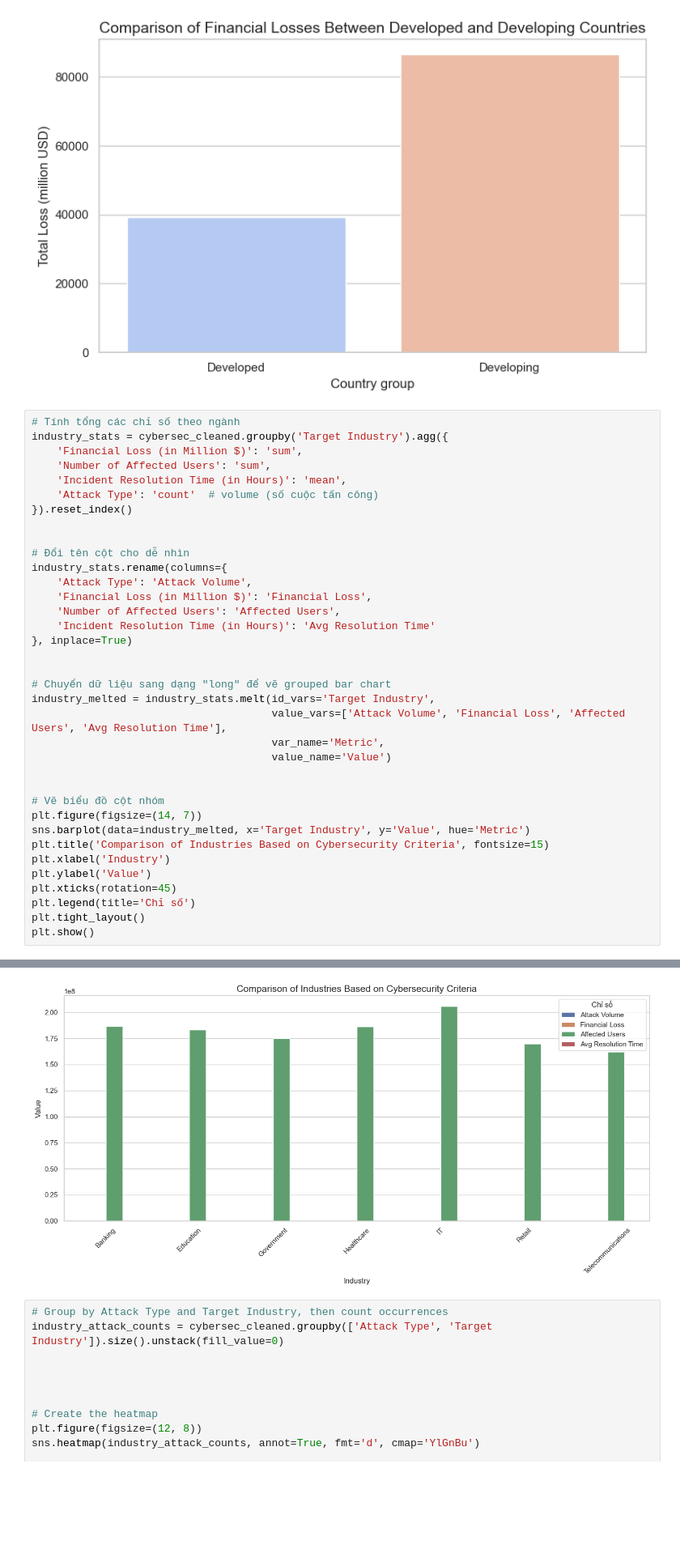
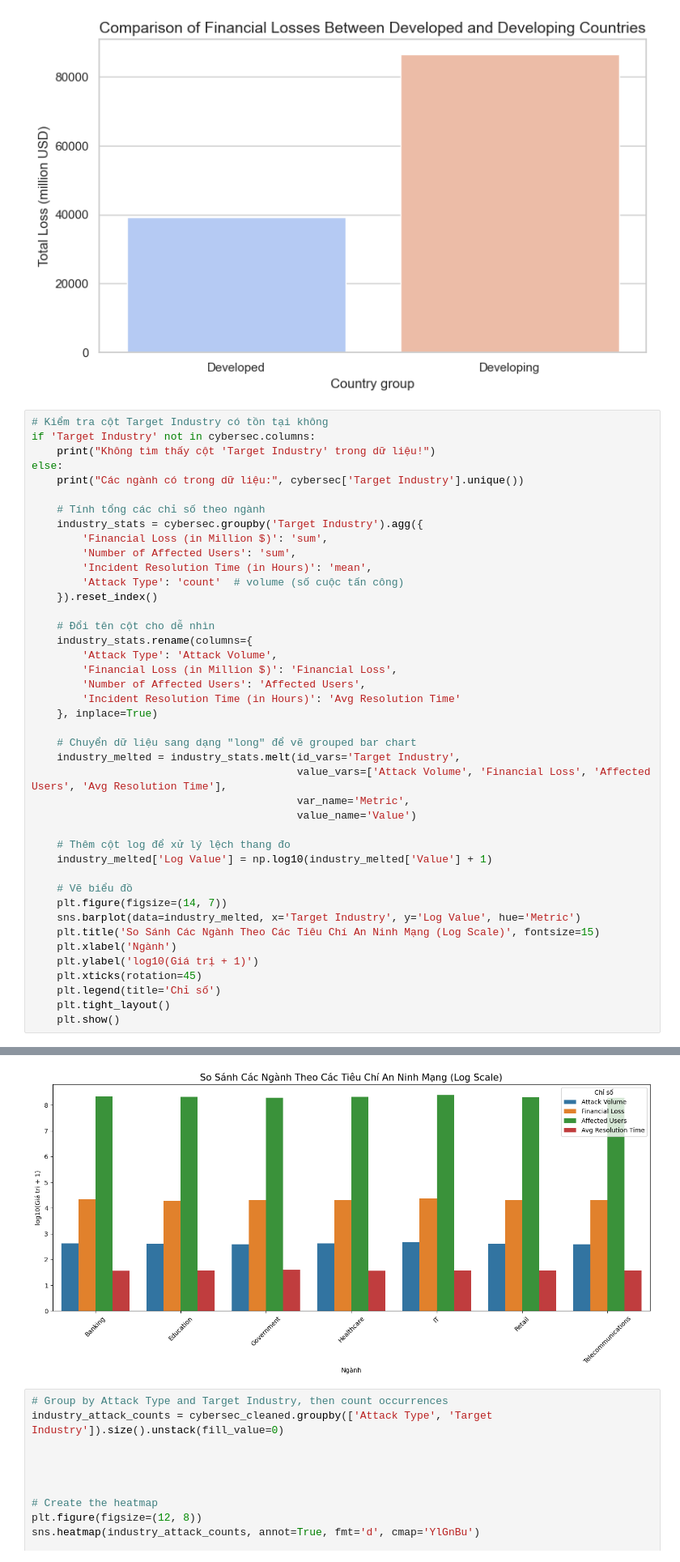
Before and after one commit to immaFrogUwU/Cyber-Security-Threats, a Jupyter notebook: Data_Storytelling_Cyber_Security_Threats.ipynb, the cells around one changed output, grey strips where cells are left out. Shown at 81% size. Drawn from its saved outputs; the diff is of its cells as text; blank space fills up the shorter version.

```diff
--- a/Data_Storytelling_Cyber_Security_Threats.ipynb
+++ b/Data_Storytelling_Cyber_Security_Threats.ipynb
@@ -249,39 +219,45 @@ Passing `palette` without assigning `hue` is deprecated and will be removed in v
   sns.barplot(data=impact_by_status, x='Development_Status', y='Financial Loss (in Million $)', palette='coolwarm')
 [figure]
 # %%
-# Tính tổng các chỉ số theo ngành
-industry_stats = cybersec_cleaned.groupby('Target Industry').agg({
-    'Financial Loss (in Million $)': 'sum',
-    'Number of Affected Users': 'sum',
-    'Incident Resolution Time (in Hours)': 'mean',
-    'Attack Type': 'count'  # volume (số cuộc tấn công)
-}).reset_index()
+# Kiểm tra cột Target Industry có tồn tại không
+if 'Target Industry' not in cybersec.columns:
+    print("Không tìm thấy cột 'Target Industry' trong dữ liệu!")
+else:
+    print("Các ngành có trong dữ liệu:", cybersec['Target Industry'].unique())
 
+    # Tính tổng các chỉ số theo ngành
+    industry_stats = cybersec.groupby('Target Industry').agg({
+        'Financial Loss (in Million $)': 'sum',
+        'Number of Affected Users': 'sum',
+        'Incident Resolution Time (in Hours)': 'mean',
+        'Attack Type': 'count'  # volume (số cuộc tấn công)
+    }).reset_index()
 
-# Đổi tên cột cho dễ nhìn
-industry_stats.rename(columns={
-    'Attack Type': 'Attack Volume',
-    'Financial Loss (in Million $)': 'Financial Loss',
-    'Number of Affected Users': 'Affected Users',
-    'Incident Resolution Time (in Hours)': 'Avg Resolution Time'
-}, inplace=True)
+    # Đổi tên cột cho dễ nhìn
+    industry_stats.rename(columns={
+        'Attack Type': 'Attack Volume',
+        'Financial Loss (in Million $)': 'Financial Loss',
+        'Number of Affected Users': 'Affected Users',
+        'Incident Resolution Time (in Hours)': 'Avg Resolution Time'
+    }, inplace=True)
 
+    # Chuyển dữ liệu sang dạng "long" để vẽ grouped bar chart
+    industry_melted = industry_stats.melt(id_vars='Target Industry',
+                                          value_vars=['Attack Volume', 'Financial Loss', 'Affected Users', 'Avg Resolution Time'],
+                                          var_name='Metric',
+                                          value_name='Value')
 
-# Chuyển dữ liệu sang dạng "long" để vẽ grouped bar chart
-industry_melted = industry_stats.melt(id_vars='Target Industry',
-                                      value_vars=['Attack Volume', 'Financial Loss', 'Affected Users', 'Avg Resolution Time'],
-                                      var_name='Metric',
-                                      value_name='Value')
+    # Thêm cột log để xử lý lệch thang đo
+    industry_melted['Log Value'] = np.log10(industry_melted['Value'] + 1)
 
-
-# Vẽ biểu đồ cột nhóm
-plt.figure(figsize=(14, 7))
-sns.barplot(data=industry_melted, x='Target Industry', y='Value', hue='Metric')
-plt.title('Comparison of Industries Based on Cybersecurity Criteria', fontsize=15)
-plt.xlabel('Industry')
-plt.ylabel('Value')
-plt.xticks(rotation=45)
-plt.legend(title='Chỉ số')
-plt.tight_layout()
-plt.show()
+    # Vẽ biểu đồ
+    plt.figure(figsize=(14, 7))
+    sns.barplot(data=industry_melted, x='Target Industry', y='Log Value', hue='Metric')
+    plt.title('So Sánh Các Ngành Theo Các Tiêu Chí An Ninh Mạng (Log Scale)', fontsize=15)
+    plt.xlabel('Ngành')
+    plt.ylabel('log10(Giá trị + 1)')
+    plt.xticks(rotation=45)
+    plt.legend(title='Chỉ số')
+    plt.tight_layout()
+    plt.show()
 # %% [output]
@@ -288,4 +267,4 @@ plt.show()
-[figure, old version]
+[figure, new version]
 # %%
 # Group by Attack Type and Target Industry, then count occurrences
 industry_attack_counts = cybersec_cleaned.groupby(['Attack Type', 'Target Industry']).size().unstack(fill_value=0)
```
Also changed, not shown: parts of 2 cells of this notebook.
